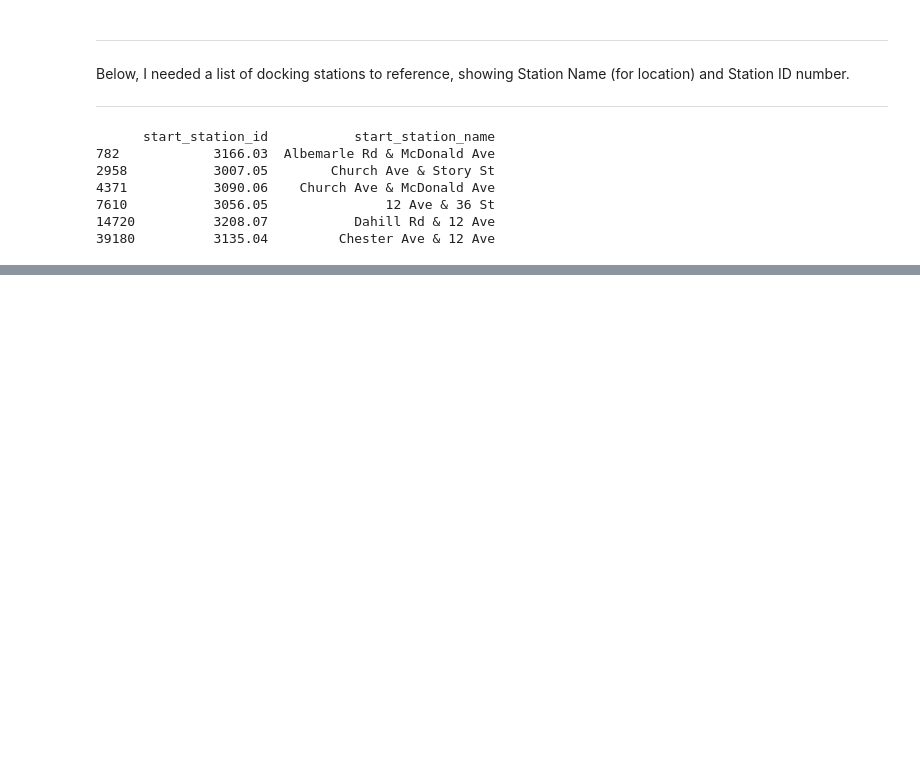
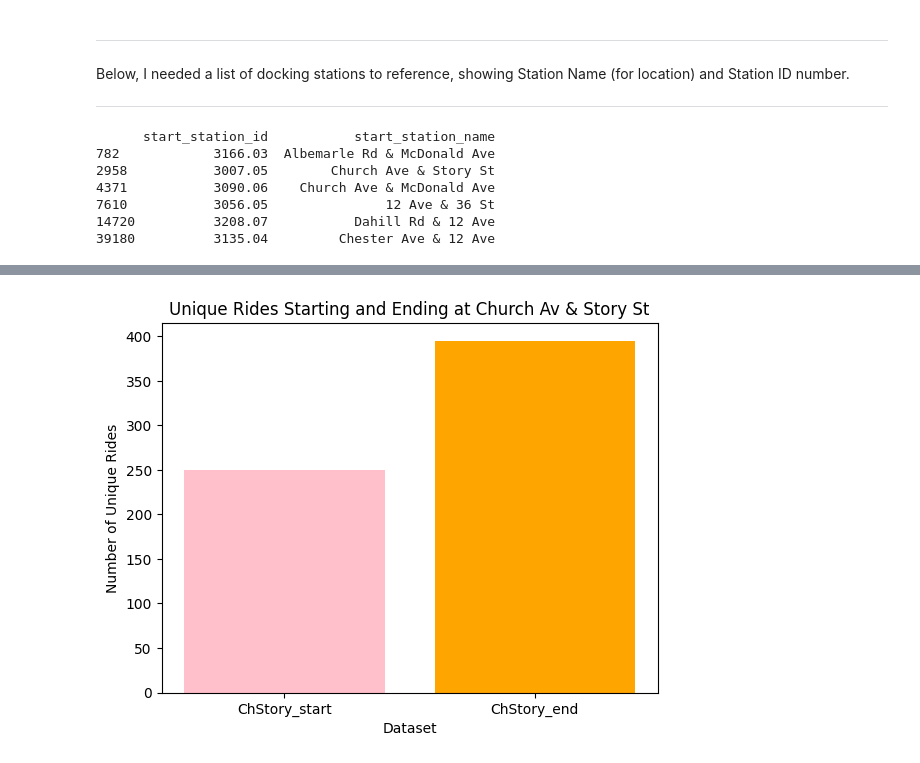
Before and after one commit to 7tiesdan/IntroToPythonLCC, a Jupyter notebook: CitibikeDataMult.ipynb, the cells around one changed output, grey strips where cells are left out. Saved outputs shown, nothing was run; the diff lists cells and outputs as text; code cells hidden in the pictures; blank space fills up the shorter version.

```diff
--- a/CitibikeDataMult.ipynb
+++ b/CitibikeDataMult.ipynb
@@ -311,0 +352,6 @@ print(unique_stations)
+# %%
+#Creating subsets for station 3007.05 - Church Av & Story St#
+ChStory_start = df[df['start_station_id'] == "3007.05"]
+ChStory_end = df[df['end_station_id'] == "3007.05"]
+ChStory_start.shape
+ChStory_end.shape
@@ -311,0 +444,13 @@ print(unique_stations)
+# %%
+# Count unique ride IDs
+start_count = ChStory_start['ride_id'].nunique()
+end_count = ChStory_end['ride_id'].nunique()
+
+# Plot bar graph
+plt.bar(['ChStory_start', 'ChStory_end'], [start_count, end_count], color=['pink', 'orange'])
+plt.xlabel('Dataset')
+plt.ylabel('Number of Unique Rides')
+plt.title('Unique Rides Starting and Ending at Church Av & Story St')
+plt.show()
+# %% [output]
+[figure, added]
```
Also changed, not shown: parts of 23 cells of this notebook.
